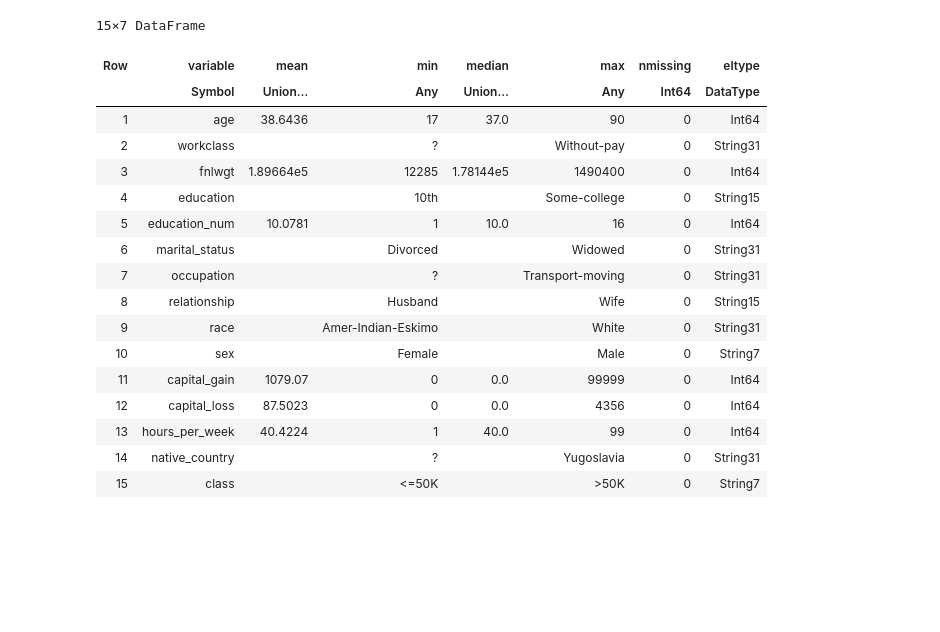
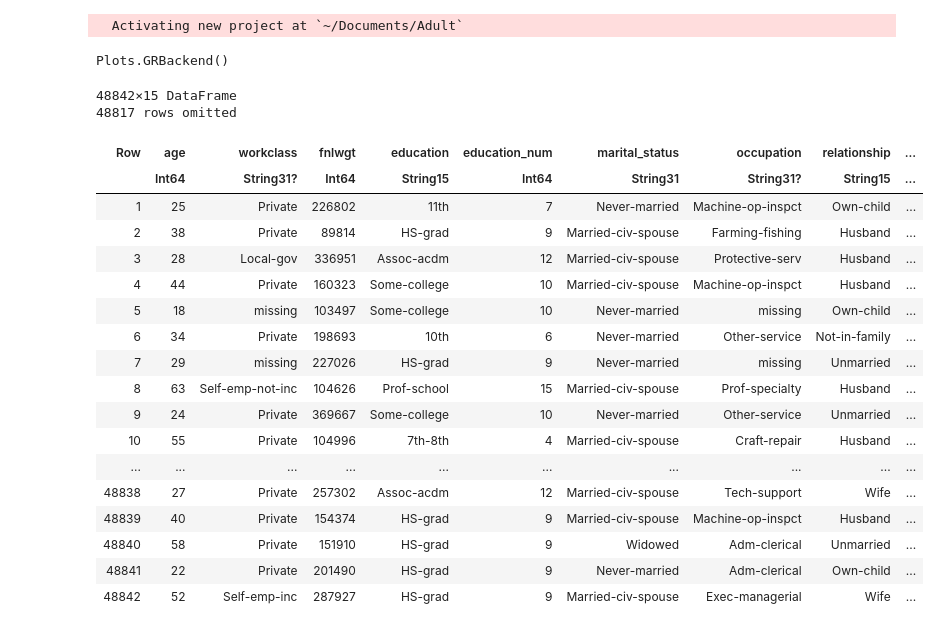
Before and after one commit to toby-farley/Adult, a Jupyter notebook: DataFrames.ipynb, the cells around one changed output. Saved outputs shown, nothing was run; the diff lists cells and outputs as text; code cells hidden in the pictures; blank space fills up the shorter version.

Commit message:
Many changes. Start project in earnest.

```diff
--- a/DataFrames.ipynb
+++ b/DataFrames.ipynb
@@ -4,22 +1,42 @@ using DataFrames
+# %%
+using Pkg
+Pkg.activate(".")
+# %% [output]
+  Activating new project at `~/Documents/Adult`
+# %%
+using CSV
+using DataFrames
+using RollingFunctions
+using StatsBase
+using ShiftedArrays
+using PairPlots
+using CairoMakie
+using StatsPlots
+using Chain
+using Query
+gr()
+# %% [output]
+Plots.GRBackend()
 # %%
-df = DataFrame(CSV.File("Adult.csv"))
-describe(df)
+df = DataFrame(CSV.File("Adult.csv", missingstring="?"))
 # %% [output]
-15×7 DataFrame
+48842×15 DataFrame
+48817 rows omitted
-| Row | variable | mean | min | median | max | nmissing | eltype |
-|  | Symbol | Union… | Any | Union… | Any | Int64 | DataType |
-| 1 | age | 38.6436 | 17 | 37.0 | 90 | 0 | Int64 |
-| 2 | workclass |  | ? |  | Without-pay | 0 | String31 |
-| 3 | fnlwgt | 1.89664e5 | 12285 | 1.78144e5 | 1490400 | 0 | Int64 |
-| 4 | education |  | 10th |  | Some-college | 0 | String15 |
-| 5 | education_num | 10.0781 | 1 | 10.0 | 16 | 0 | Int64 |
-| 6 | marital_status |  | Divorced |  | Widowed | 0 | String31 |
-| 7 | occupation |  | ? |  | Transport-moving | 0 | String31 |
-| 8 | relationship |  | Husband |  | Wife | 0 | String15 |
-| 9 | race |  | Amer-Indian-Eskimo |  | White | 0 | String31 |
-| 10 | sex |  | Female |  | Male | 0 | String7 |
-| 11 | capital_gain | 1079.07 | 0 | 0.0 | 99999 | 0 | Int64 |
-| 12 | capital_loss | 87.5023 | 0 | 0.0 | 4356 | 0 | Int64 |
-| 13 | hours_per_week | 40.4224 | 1 | 40.0 | 99 | 0 | Int64 |
-| 14 | native_country |  | ? |  | Yugoslavia | 0 | String31 |
-| 15 | class |  | <=50K |  | >50K | 0 | String7 |
+| Row | age | workclass | fnlwgt | education | education_num | marital_status | occupation | relationship | ... |
+|  | Int64 | String31? | Int64 | String15 | Int64 | String31 | String31? | String15 | ... |
+| 1 | 25 | Private | 226802 | 11th | 7 | Never-married | Machine-op-inspct | Own-child | ... |
+| 2 | 38 | Private | 89814 | HS-grad | 9 | Married-civ-spouse | Farming-fishing | Husband | ... |
+| 3 | 28 | Local-gov | 336951 | Assoc-acdm | 12 | Married-civ-spouse | Protective-serv | Husband | ... |
+| 4 | 44 | Private | 160323 | Some-college | 10 | Married-civ-spouse | Machine-op-inspct | Husband | ... |
+| 5 | 18 | missing | 103497 | Some-college | 10 | Never-married | missing | Own-child | ... |
+| 6 | 34 | Private | 198693 | 10th | 6 | Never-married | Other-service | Not-in-family | ... |
+| 7 | 29 | missing | 227026 | HS-grad | 9 | Never-married | missing | Unmarried | ... |
+| 8 | 63 | Self-emp-not-inc | 104626 | Prof-school | 15 | Married-civ-spouse | Prof-specialty | Husband | ... |
+| 9 | 24 | Private | 369667 | Some-college | 10 | Never-married | Other-service | Unmarried | ... |
+| 10 | 55 | Private | 104996 | 7th-8th | 4 | Married-civ-spouse | Craft-repair | Husband | ... |
+| ... | ... | ... | ... | ... | ... | ... | ... | ... | ... |
+| 48838 | 27 | Private | 257302 | Assoc-acdm | 12 | Married-civ-spouse | Tech-support | Wife | ... |
+| 48839 | 40 | Private | 154374 | HS-grad | 9 | Married-civ-spouse | Machine-op-inspct | Husband | ... |
+| 48840 | 58 | Private | 151910 | HS-grad | 9 | Widowed | Adm-clerical | Unmarried | ... |
+| 48841 | 22 | Private | 201490 | HS-grad | 9 | Never-married | Adm-clerical | Own-child | ... |
+| 48842 | 52 | Self-emp-inc | 287927 | HS-grad | 9 | Married-civ-spouse | Exec-managerial | Wife | ... |
```
Also changed, not shown: parts of 67 cells of this notebook, 5 other files.
